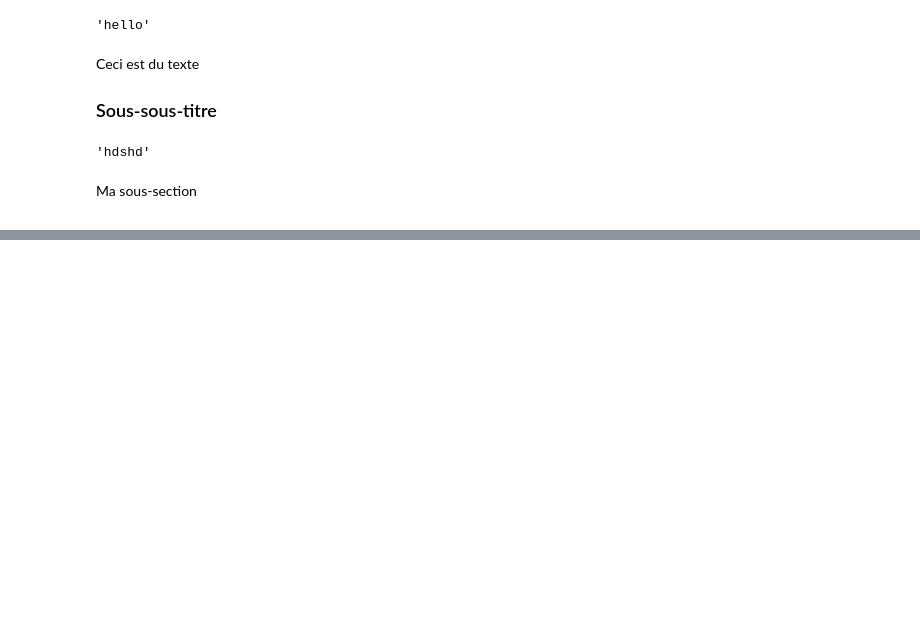
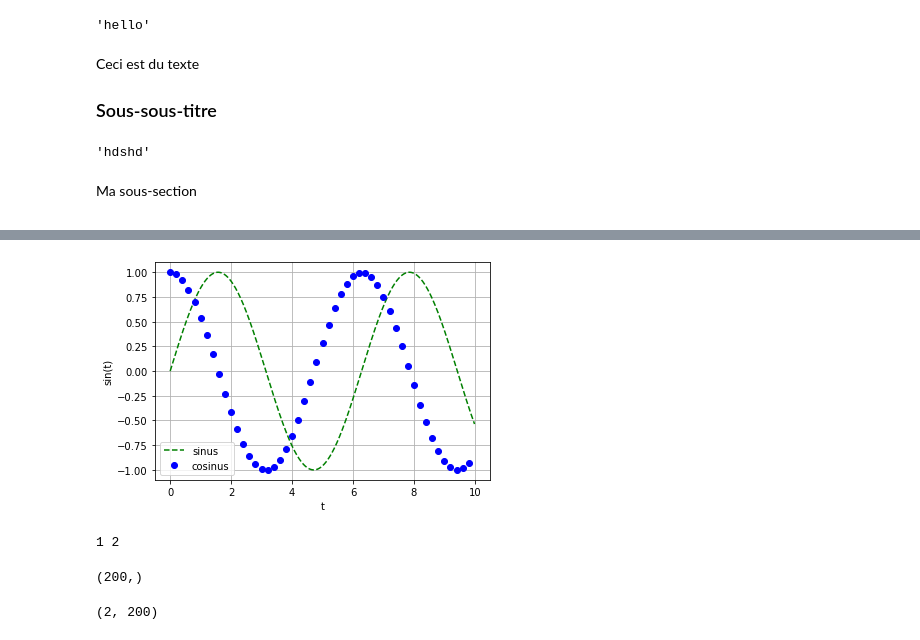
Before and after one commit to boisgera/data-sandbox, a Jupyter notebook: demo.ipynb, the cells around one changed output, grey strips where cells are left out. Cells and saved outputs as stored; diff of their text form; code cells hidden in the pictures; blank space fills up the shorter version.

```diff
--- a/demo.ipynb
+++ b/demo.ipynb
@@ -87,0 +209,4 @@ Ma sous-section
+# %%
+t = arange(0.0, 10.0, 0.01)
+s = sin(t)
+s
@@ -87,0 +251,15 @@ Ma sous-section
+# %%
+plot(t, s, "g--", label="sinus")
+t_sub = t[::20]
+plot(t_sub, cos(t_sub), "ob", label="cosinus")
+xlabel("t")
+ylabel("sin(t)")
+legend()
+grid(True)
+# %% [output]
+[figure, added]
+# %%
+a, b = array([1, 2])
+print(a, b)
+# %% [output]
+1 2
@@ -87,0 +284,5 @@ Ma sous-section
+# %%
+t = result["t"]
+shape(t)
+# %% [output]
+(200,)
@@ -87,0 +291,4 @@ Ma sous-section
+# %%
+shape(y)
+# %% [output]
+(2, 200)
```
Also changed, not shown: parts of 43 cells of this notebook.
